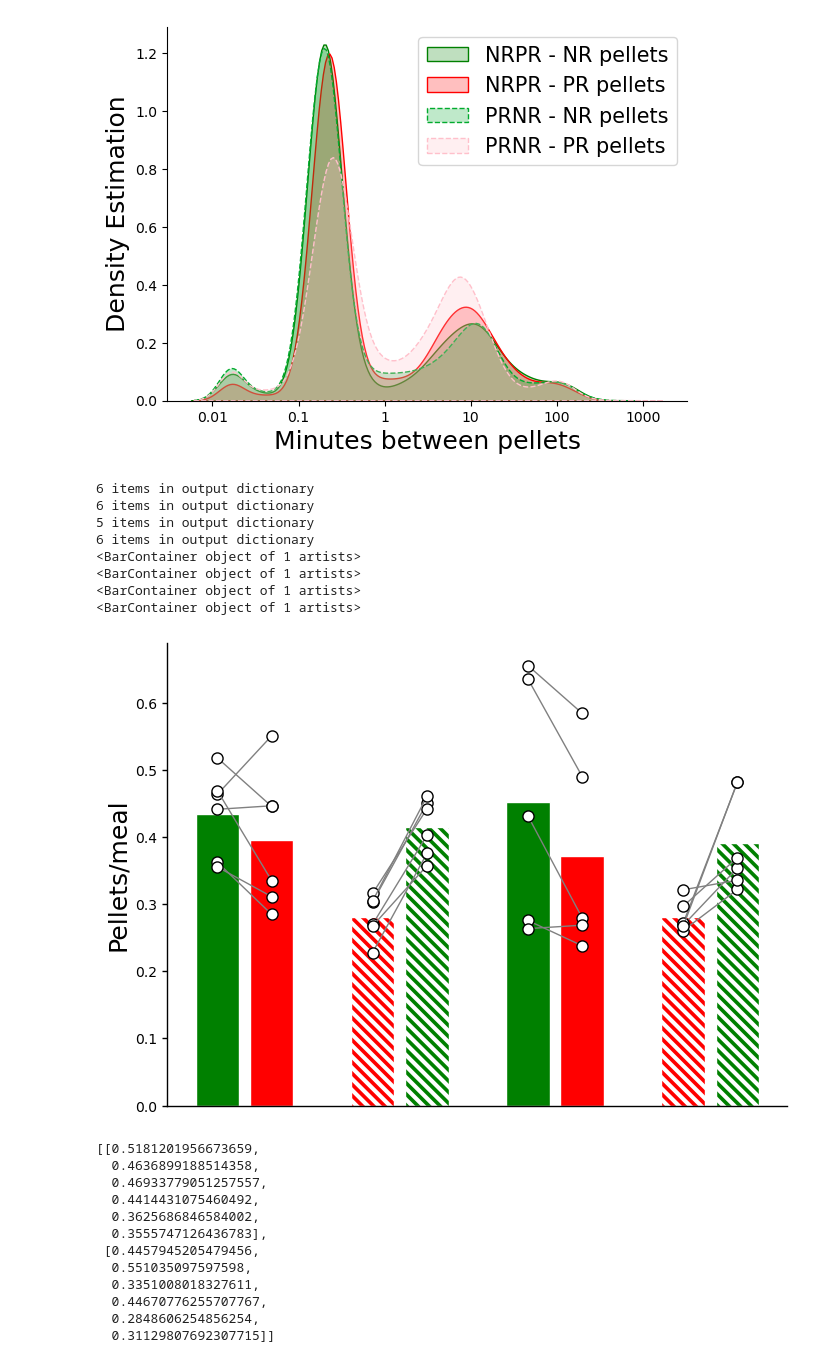
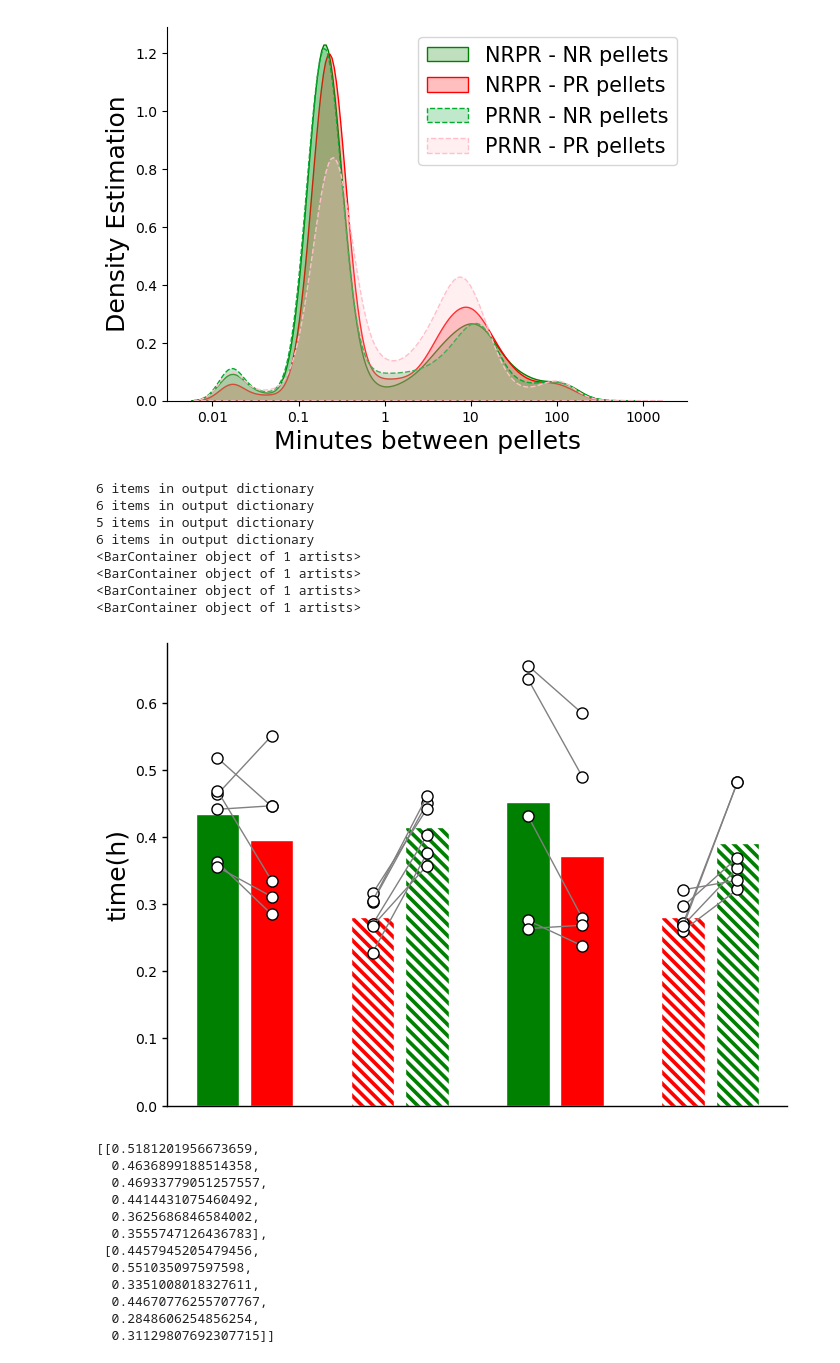
Before and after one commit to Htbibalan/FEDProtein, a Jupyter notebook: notebooks/POSTER FIGS.ipynb, the cells around one changed output. Saved outputs shown, nothing was run; the diff lists cells and outputs as text; code cells hidden in the pictures.

```diff
--- a/notebooks/POSTER FIGS.ipynb
+++ b/notebooks/POSTER FIGS.ipynb
@@ -529,36 +532,35 @@ prnr_avg = get_data_fields(mice, ["intermeal_interval_pr", "intermeal_interval_n
 nrprf_avg = get_data_fields(mice, ["intermeal_interval_nr", "intermeal_interval_pr"], nrpr_female_selector)
 prnrf_avg = get_data_fields(mice, ["intermeal_interval_pr", "intermeal_interval_nr"], prnr_female_selector)
 
 figfolder = "C:\\Users\\hta031\OneDrive - UiT Office 365\\Documents\\People\\Hamid\\Presentations\\SSIB2022\\Poster\\Fig\\"
 f, ax = plt.subplots(figsize=(8,6))
 _, _, barlist, _ = tp.barscatter([nrpr_avg, prnr_avg,nrprf_avg, prnrf_avg], ax=ax, paired=True,linewidth =1, groupwidth = 0.70,show_legend= False,
 barfacecolor_option="individual",baredgecolor= ["white"]*8, barfacecolor=["green", "red", "red", "green", "green", "red", "red", "green"])
-ax.set_ylabel("Pellets/meal",fontsize = 18)
+ax.set_ylabel("time(h)",fontsize = 18)
 ax.set_xlabel("")
 plt.rcParams["hatch.linewidth"] = 3
 
 # this code puts hatching on bars 3 and 4
 for i in [barlist[2], barlist[3], barlist[6],barlist[7]]:
     print(i)
     bar = i.get_children()
     bar[0].set_hatch("\\\\\\")
     bar[0].set_edgecolor("white")
 
 
 
 
-
 #f.savefig(figfolder + "mealsize.pdf")
 # %% [output]
 6 items in output dictionary
 6 items in output dictionary
 5 items in output dictionary
 6 items in output dictionary
 <BarContainer object of 1 artists>
 <BarContainer object of 1 artists>
 <BarContainer object of 1 artists>
 <BarContainer object of 1 artists>
-[figure, old version]
+[figure, new version]
 # %%
 # %% [output]
 [[0.5181201956673659,
```
Also changed, not shown: parts of 4 cells of this notebook, 6 other files.
